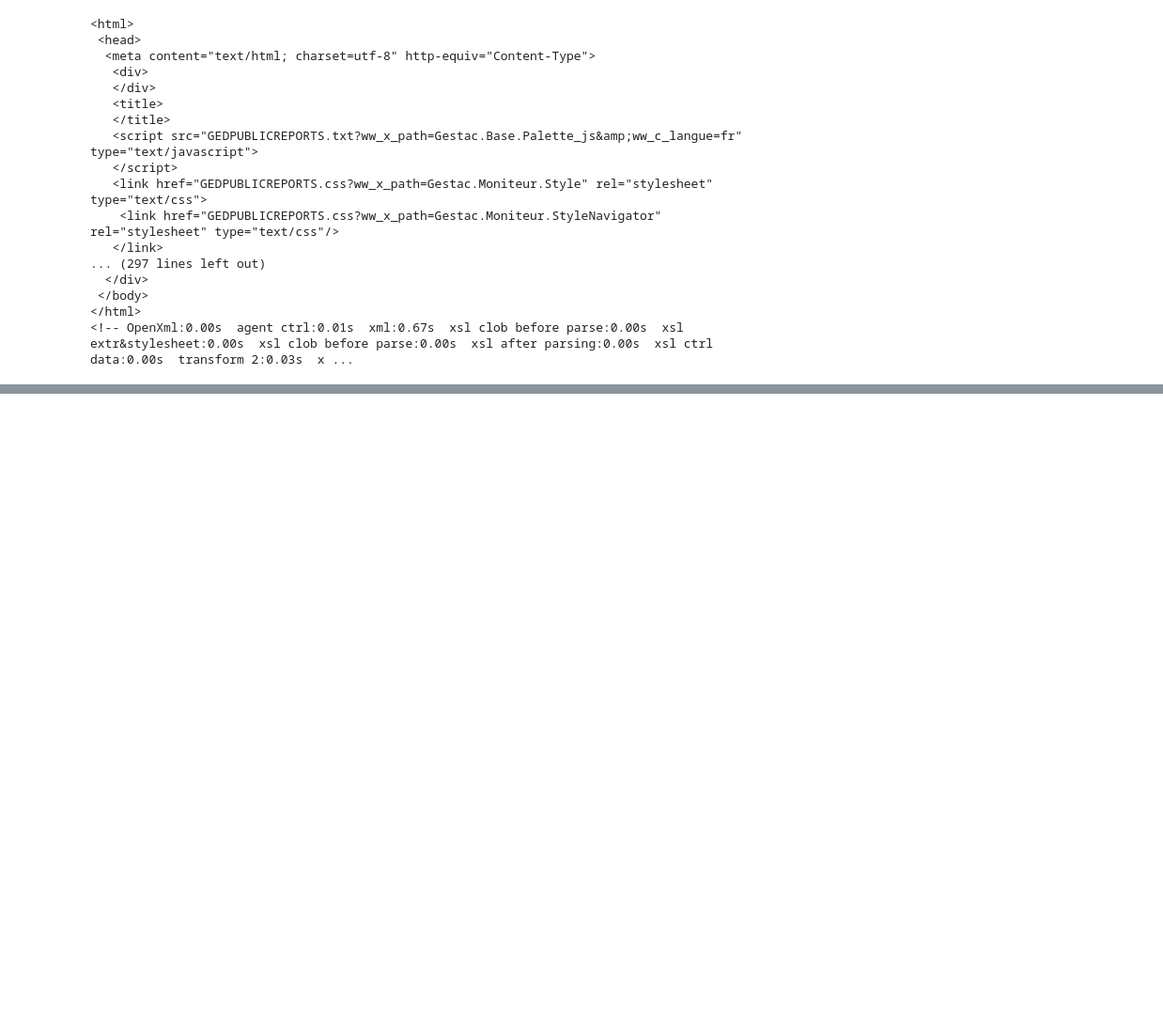
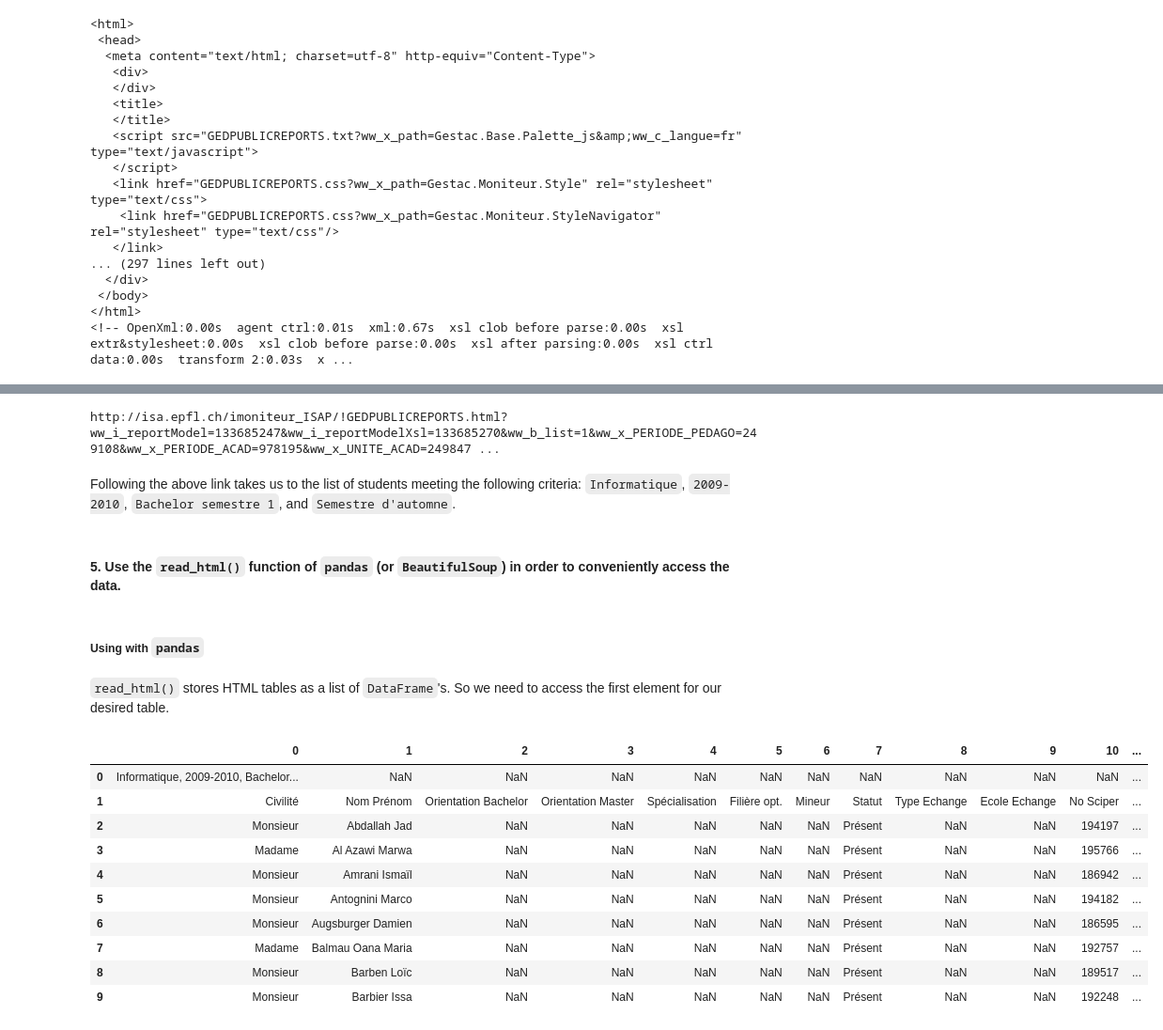
Before and after one commit to BeforeRain/ADA-homework, a Jupyter notebook: 02 - Data from the Web/SUBMISSION_data_from_the_web.ipynb, the cells around one changed output, grey strips where cells are left out. Shown at 94% size. Saved outputs shown, nothing was run; the diff lists cells and outputs as text; code cells hidden in the pictures; blank space fills up the shorter version.

Commit message:
Almost done with first exercise.

```diff
--- a/02 - Data from the Web/SUBMISSION_data_from_the_web.ipynb
+++ b/02 - Data from the Web/SUBMISSION_data_from_the_web.ipynb
@@ -100,0 +178,3 @@ http://isa.epfl.ch/imoniteur_ISAP/!GEDPUBLICREPORTS.filter?ww_b_list=1&ww_i_repo
+# %%
+soup = BeautifulSoup(r.content, 'html.parser')
+print(soup.prettify())
@@ -100,0 +208,16 @@ http://isa.epfl.ch/imoniteur_ISAP/!GEDPUBLICREPORTS.filter?ww_b_list=1&ww_i_repo
+# %%
+# assuming we only get two results with one of them being "Tous"
+def is_valid_gps(gps):
+    return gps != "-1"
+
+def extract_gps(content):
+    soup = BeautifulSoup(content, 'html.parser')
+    elements = soup.find_all('a', class_='ww_x_GPS')
+    for element in elements:
+        raw_info = element.attrs['onclick']
+        gps = raw_info.split("'")[1].split('=')[1]
+        if is_valid_gps(gps):
+            return gps
+
+gps = extract_gps(r.content)
+print(gps)
@@ -100,0 +230,3 @@ http://isa.epfl.ch/imoniteur_ISAP/!GEDPUBLICREPORTS.filter?ww_b_list=1&ww_i_repo
+# %%
+PARAM_GPS = 'ww_x_GPS'
+DATA_BASE_URL = 'http://isa.epfl.ch/imoniteur_ISAP/!GEDPUBLICREPORTS.html?ww_i_reportModel=133685247&ww_i_reportModelXsl=133685270&ww_b_list=1'
@@ -100,0 +235,34 @@ http://isa.epfl.ch/imoniteur_ISAP/!GEDPUBLICREPORTS.filter?ww_b_list=1&ww_i_repo
+# %%
+# create URL for filtered result
+payload_data = {PARAM_GPS: gps,
+                PARAM_MAJOR: major['Informatique'],
+                PARAM_YR: acad_yr['2009-2010'],
+                PARAM_STATUS: status['Bachelor semestre 1'],
+                PARAM_SEM: sem["Semestre d'automne"]}
+r = requests.get(DATA_BASE_URL, params=payload_data)
+print(r.url)
+# %% [output]
+http://isa.epfl.ch/imoniteur_ISAP/!GEDPUBLICREPORTS.html?ww_i_reportModel=133685247&ww_i_reportModelXsl=133685270&ww_b_list=1&ww_x_PERIODE_PEDAGO=249108&ww_x_PERIODE_ACAD=978195&ww_x_UNITE_ACAD=249847 ...
+# %% [markdown]
+Following the above link takes us to the list of students meeting the following criteria: `Informatique`, `2009-2010`, `Bachelor semestre 1`, and `Semestre d'automne`.
+# %% [markdown]
+#### 5. Use the `read_html()` function of `pandas` (or `BeautifulSoup`) in order to conveniently access the data.
+# %% [markdown]
+##### Using with `pandas`
+# %% [markdown]
+`read_html()` stores HTML tables as a list of `DataFrame`'s. So we need to access the first element for our desired table.
+# %%
+dfs = pd.read_html(r.url)
+dfs[0].head(10)
+# %% [output]
+|  | 0 | 1 | 2 | 3 | 4 | 5 | 6 | 7 | 8 | 9 | 10 | ... |
+| 0 | Informatique, 2009-2010, Bachelor... | NaN | NaN | NaN | NaN | NaN | NaN | NaN | NaN | NaN | NaN | ... |
+| 1 | Civilité | Nom Prénom | Orientation Bachelor | Orientation Master | Spécialisation | Filière opt. | Mineur | Statut | Type Echange | Ecole Echange | No Sciper | ... |
+| 2 | Monsieur | Abdallah Jad | NaN | NaN | NaN | NaN | NaN | Présent | NaN | NaN | 194197 | ... |
+| 3 | Madame | Al Azawi Marwa | NaN | NaN | NaN | NaN | NaN | Présent | NaN | NaN | 195766 | ... |
+| 4 | Monsieur | Amrani Ismaïl | NaN | NaN | NaN | NaN | NaN | Présent | NaN | NaN | 186942 | ... |
+| 5 | Monsieur | Antognini Marco | NaN | NaN | NaN | NaN | NaN | Présent | NaN | NaN | 194182 | ... |
+| 6 | Monsieur | Augsburger Damien | NaN | NaN | NaN | NaN | NaN | Présent | NaN | NaN | 186595 | ... |
+| 7 | Madame | Balmau Oana Maria | NaN | NaN | NaN | NaN | NaN | Présent | NaN | NaN | 192757 | ... |
+| 8 | Monsieur | Barben Loïc | NaN | NaN | NaN | NaN | NaN | Présent | NaN | NaN | 189517 | ... |
+| 9 | Monsieur | Barbier Issa | NaN | NaN | NaN | NaN | NaN | Présent | NaN | NaN | 192248 | ... |
```
Also changed, not shown: parts of 58 cells of this notebook, 7 other files.
